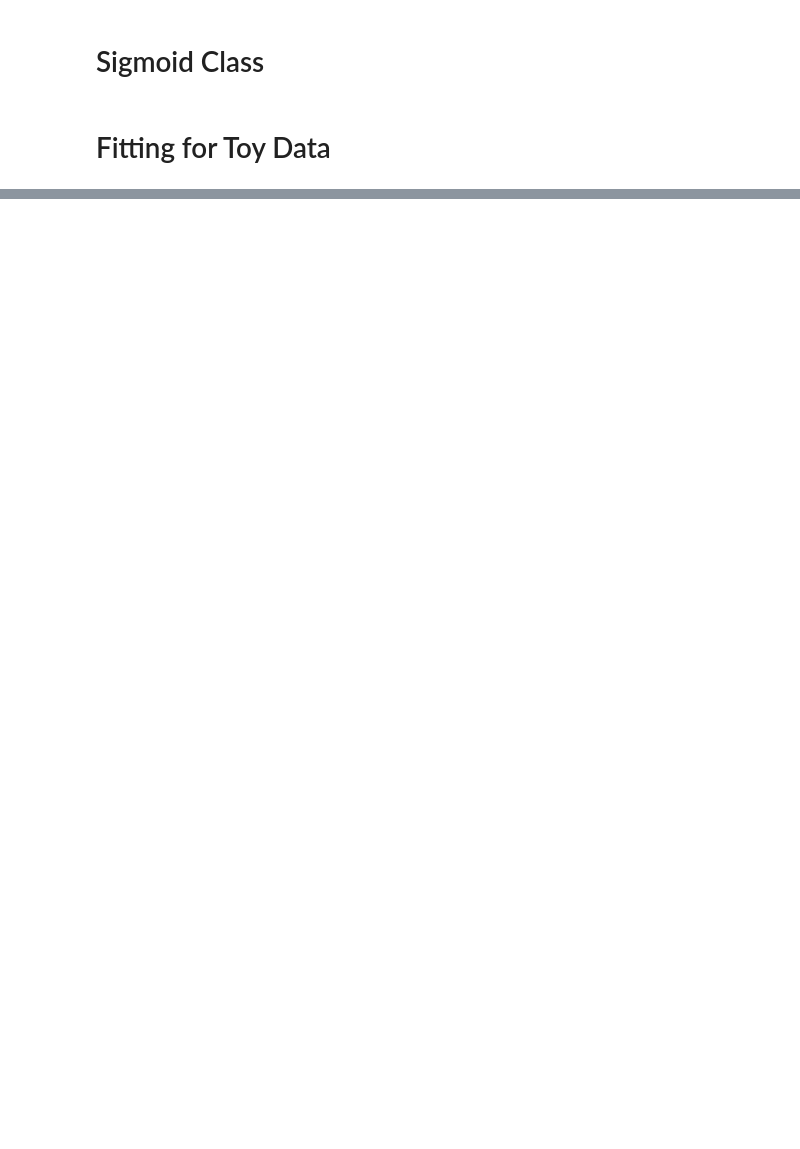
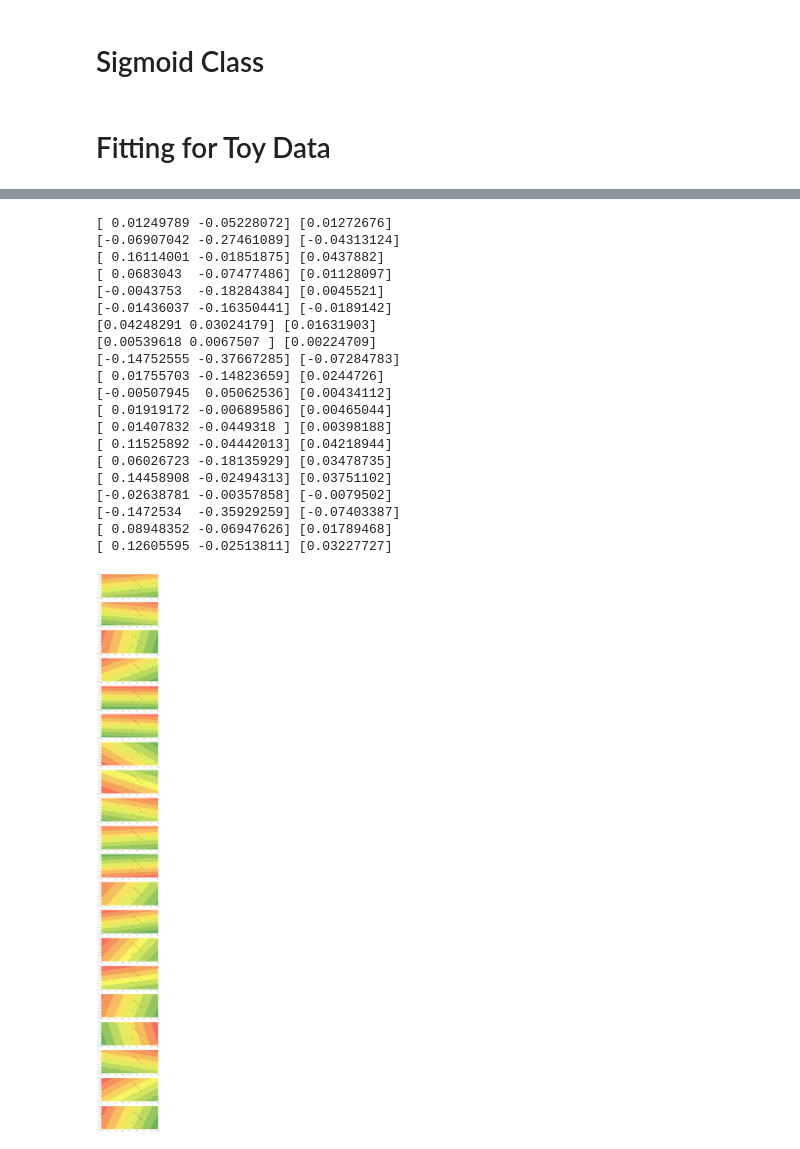
Before and after one commit to championballer/one-fourth-labs-deep-learning, a Jupyter notebook: Lecture 10 - Python Sigmoid/1017_SigmoidNeuron.ipynb, the cells around one changed output, grey strips where cells are left out. Cells and saved outputs as stored; diff of their text form; code cells hidden in the pictures; blank space fills up the shorter version.

```diff
--- a/Lecture 10 - Python Sigmoid/1017_SigmoidNeuron.ipynb
+++ b/Lecture 10 - Python Sigmoid/1017_SigmoidNeuron.ipynb
@@ -300,0 +301,53 @@ plt.show()
+# %%
+def plot_sn(X,Y,sn,ax):
+
+
+  X1 = np.linspace(-10,10,100)
+  X2 = np.linspace(-10,10,100)
+
+  XX1,XX2 = np.meshgrid(X1,X2)
+  YY = np.zeros(XX1.shape)
+
+  for i in range(X2.size):
+    for j in range(X1.size):
+      val = [X1[j],X2[i]]
+      YY[i,j] = sn.perceptron(val)
+
+  ax.contourf(XX1,XX2,YY,cmap = my_cmap,alpha=0.6)
+  ax.scatter(X[:,0],X[:,1],c=Y,cmap=my_cmap)
+  ax.plot()
+# %%
+#Running a loop for fitting the model on the toy data using single loop statements
+
+N = 20
+plt.figure(figsize=(10,N*5))
+for i in range(N):
+  ax = plt.subplot(N,1,i+1)
+  if i==0:
+    sn.fit(X,Y,1,0.25,True)
+  else:
+    sn.fit(X,Y,1,0.25,False)
+  plot_sn(X,Y,sn,ax)
+  print(sn.w,sn.b)
+# %% [output]
+[ 0.01249789 -0.05228072] [0.01272676]
+[-0.06907042 -0.27461089] [-0.04313124]
+[ 0.16114001 -0.01851875] [0.0437882]
+[ 0.0683043  -0.07477486] [0.01128097]
+[-0.0043753  -0.18284384] [0.0045521]
+[-0.01436037 -0.16350441] [-0.0189142]
+[0.04248291 0.03024179] [0.01631903]
+[0.00539618 0.0067507 ] [0.00224709]
+[-0.14752555 -0.37667285] [-0.07284783]
+[ 0.01755703 -0.14823659] [0.0244726]
+[-0.00507945  0.05062536] [0.00434112]
+[ 0.01919172 -0.00689586] [0.00465044]
+[ 0.01407832 -0.0449318 ] [0.00398188]
+[ 0.11525892 -0.04442013] [0.04218944]
+[ 0.06026723 -0.18135929] [0.03478735]
+[ 0.14458908 -0.02494313] [0.03751102]
+[-0.02638781 -0.00357858] [-0.0079502]
+[-0.1472534  -0.35929259] [-0.07403387]
+[ 0.08948352 -0.06947626] [0.01789468]
+[ 0.12605595 -0.02513811] [0.03227727]
+[figure, added]
```
Also changed, not shown: parts of 12 cells of this notebook, 1 other file.
